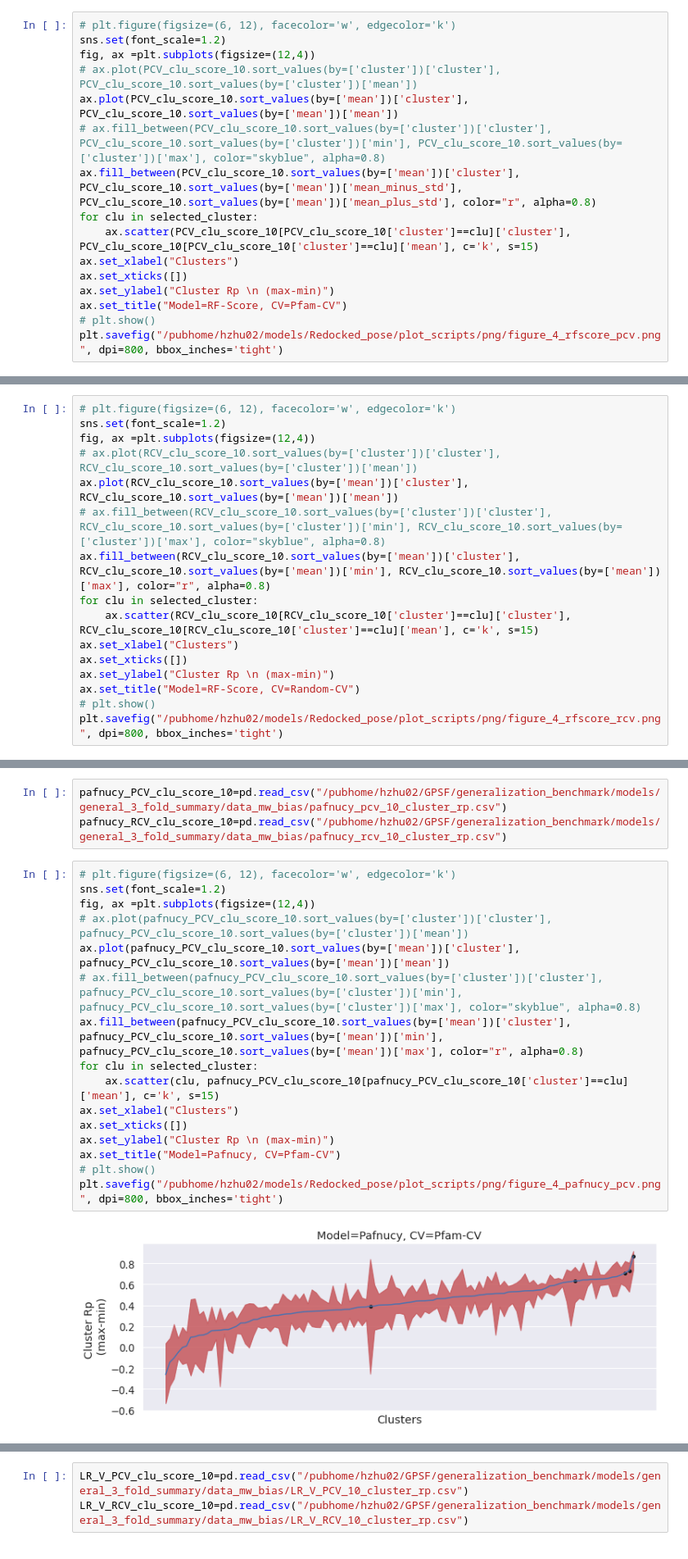
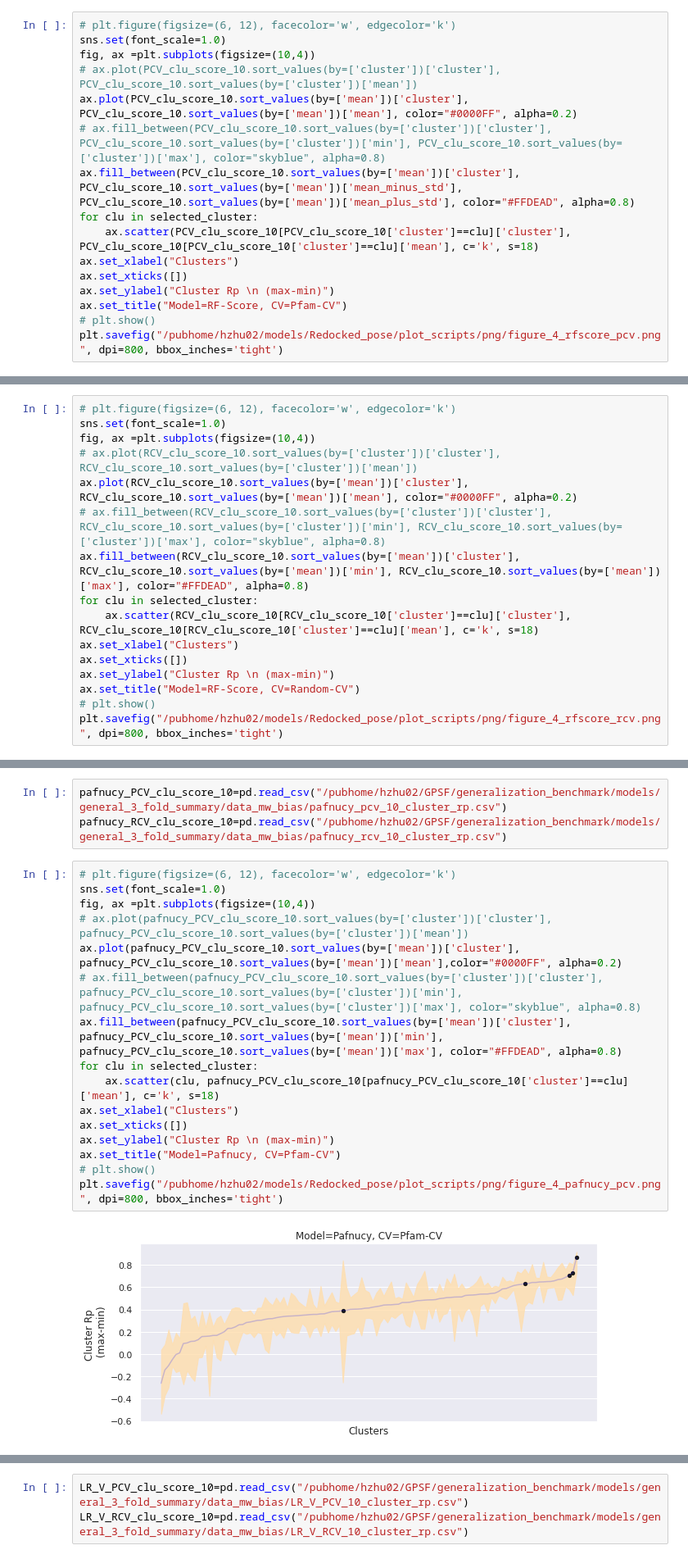
Before and after one commit to hnlab/generalization_benchmark, a Jupyter notebook: plot_scripts/plots.ipynb, the cells around one changed output, grey strips where cells are left out. Shown at 82% size. Cells and saved outputs as stored; diff of their text form.

```diff
--- a/plot_scripts/plots.ipynb
+++ b/plot_scripts/plots.ipynb
@@ -168,14 +168,14 @@ RCV_clu_score_10['mean_plus_std'] = RCV_clu_score_10['mean']+RCV_clu_score_10['s
 RCV_clu_score_10['mean_minus_std'] = RCV_clu_score_10['mean']-RCV_clu_score_10['std']
 # %%
 # plt.figure(figsize=(6, 12), facecolor='w', edgecolor='k')
-sns.set(font_scale=1.2)
-fig, ax =plt.subplots(figsize=(12,4))
+sns.set(font_scale=1.0)
+fig, ax =plt.subplots(figsize=(10,4))
 # ax.plot(PCV_clu_score_10.sort_values(by=['cluster'])['cluster'], PCV_clu_score_10.sort_values(by=['cluster'])['mean'])
-ax.plot(PCV_clu_score_10.sort_values(by=['mean'])['cluster'], PCV_clu_score_10.sort_values(by=['mean'])['mean'])
+ax.plot(PCV_clu_score_10.sort_values(by=['mean'])['cluster'], PCV_clu_score_10.sort_values(by=['mean'])['mean'], color="#0000FF", alpha=0.2)
 # ax.fill_between(PCV_clu_score_10.sort_values(by=['cluster'])['cluster'], PCV_clu_score_10.sort_values(by=['cluster'])['min'], PCV_clu_score_10.sort_values(by=['cluster'])['max'], color="skyblue", alpha=0.8)
-ax.fill_between(PCV_clu_score_10.sort_values(by=['mean'])['cluster'], PCV_clu_score_10.sort_values(by=['mean'])['mean_minus_std'], PCV_clu_score_10.sort_values(by=['mean'])['mean_plus_std'], color="r", alpha=0.8)
+ax.fill_between(PCV_clu_score_10.sort_values(by=['mean'])['cluster'], PCV_clu_score_10.sort_values(by=['mean'])['mean_minus_std'], PCV_clu_score_10.sort_values(by=['mean'])['mean_plus_std'], color="#FFDEAD", alpha=0.8)
 for clu in selected_cluster:
-    ax.scatter(PCV_clu_score_10[PCV_clu_score_10['cluster']==clu]['cluster'], PCV_clu_score_10[PCV_clu_score_10['cluster']==clu]['mean'], c='k', s=15)
+    ax.scatter(PCV_clu_score_10[PCV_clu_score_10['cluster']==clu]['cluster'], PCV_clu_score_10[PCV_clu_score_10['cluster']==clu]['mean'], c='k', s=18)
 ax.set_xlabel("Clusters")
 ax.set_xticks([])
 ax.set_ylabel("Cluster Rp \n (max-min)")
@@ -187,13 +187,13 @@ plt.savefig("/pubhome/hzhu02/models/Redocked_pose/plot_scripts/png/figure_4_rfsc
 # %%
 # plt.figure(figsize=(6, 12), facecolor='w', edgecolor='k')
-sns.set(font_scale=1.2)
-fig, ax =plt.subplots(figsize=(12,4))
+sns.set(font_scale=1.0)
+fig, ax =plt.subplots(figsize=(10,4))
 # ax.plot(RCV_clu_score_10.sort_values(by=['cluster'])['cluster'], RCV_clu_score_10.sort_values(by=['cluster'])['mean'])
-ax.plot(RCV_clu_score_10.sort_values(by=['mean'])['cluster'], RCV_clu_score_10.sort_values(by=['mean'])['mean'])
+ax.plot(RCV_clu_score_10.sort_values(by=['mean'])['cluster'], RCV_clu_score_10.sort_values(by=['mean'])['mean'], color="#0000FF", alpha=0.2)
 # ax.fill_between(RCV_clu_score_10.sort_values(by=['cluster'])['cluster'], RCV_clu_score_10.sort_values(by=['cluster'])['min'], RCV_clu_score_10.sort_values(by=['cluster'])['max'], color="skyblue", alpha=0.8)
-ax.fill_between(RCV_clu_score_10.sort_values(by=['mean'])['cluster'], RCV_clu_score_10.sort_values(by=['mean'])['min'], RCV_clu_score_10.sort_values(by=['mean'])['max'], color="r", alpha=0.8)
+ax.fill_between(RCV_clu_score_10.sort_values(by=['mean'])['cluster'], RCV_clu_score_10.sort_values(by=['mean'])['min'], RCV_clu_score_10.sort_values(by=['mean'])['max'], color="#FFDEAD", alpha=0.8)
 for clu in selected_cluster:
-    ax.scatter(RCV_clu_score_10[RCV_clu_score_10['cluster']==clu]['cluster'], RCV_clu_score_10[RCV_clu_score_10['cluster']==clu]['mean'], c='k', s=15)
+    ax.scatter(RCV_clu_score_10[RCV_clu_score_10['cluster']==clu]['cluster'], RCV_clu_score_10[RCV_clu_score_10['cluster']==clu]['mean'], c='k', s=18)
 ax.set_xlabel("Clusters")
 ax.set_xticks([])
 ax.set_ylabel("Cluster Rp \n (max-min)")
@@ -216,21 +207,21 @@ pafnucy_PCV_clu_score_10=pd.read_csv("/pubhome/hzhu02/GPSF/generalization_benchm
 pafnucy_RCV_clu_score_10=pd.read_csv("/pubhome/hzhu02/GPSF/generalization_benchmark/models/general_3_fold_summary/data_mw_bias/pafnucy_rcv_10_cluster_rp.csv")
 # %%
 # plt.figure(figsize=(6, 12), facecolor='w', edgecolor='k')
-sns.set(font_scale=1.2)
-fig, ax =plt.subplots(figsize=(12,4))
+sns.set(font_scale=1.0)
+fig, ax =plt.subplots(figsize=(10,4))
 # ax.plot(pafnucy_PCV_clu_score_10.sort_values(by=['cluster'])['cluster'], pafnucy_PCV_clu_score_10.sort_values(by=['cluster'])['mean'])
-ax.plot(pafnucy_PCV_clu_score_10.sort_values(by=['mean'])['cluster'], pafnucy_PCV_clu_score_10.sort_values(by=['mean'])['mean'])
+ax.plot(pafnucy_PCV_clu_score_10.sort_values(by=['mean'])['cluster'], pafnucy_PCV_clu_score_10.sort_values(by=['mean'])['mean'],color="#0000FF", alpha=0.2)
 # ax.fill_between(pafnucy_PCV_clu_score_10.sort_values(by=['cluster'])['cluster'], pafnucy_PCV_clu_score_10.sort_values(by=['cluster'])['min'], pafnucy_PCV_clu_score_10.sort_values(by=['cluster'])['max'], color="skyblue", alpha=0.8)
-ax.fill_between(pafnucy_PCV_clu_score_10.sort_values(by=['mean'])['cluster'], pafnucy_PCV_clu_score_10.sort_values(by=['mean'])['min'], pafnucy_PCV_clu_score_10.sort_values(by=['mean'])['max'], color="r", alpha=0.8)
+ax.fill_between(pafnucy_PCV_clu_score_10.sort_values(by=['mean'])['cluster'], pafnucy_PCV_clu_score_10.sort_values(by=['mean'])['min'], pafnucy_PCV_clu_score_10.sort_values(by=['mean'])['max'], color="#FFDEAD", alpha=0.8)
 for clu in selected_cluster:
-    ax.scatter(clu, pafnucy_PCV_clu_score_10[pafnucy_PCV_clu_score_10['cluster']==clu]['mean'], c='k', s=15)
+    ax.scatter(clu, pafnucy_PCV_clu_score_10[pafnucy_PCV_clu_score_10['cluster']==clu]['mean'], c='k', s=18)
 ax.set_xlabel("Clusters")
 ax.set_xticks([])
 ax.set_ylabel("Cluster Rp \n (max-min)")
 ax.set_title("Model=Pafnucy, CV=Pfam-CV")
 # plt.show()
 plt.savefig("/pubhome/hzhu02/models/Redocked_pose/plot_scripts/png/figure_4_pafnucy_pcv.png", dpi=800, bbox_inches='tight')
 # %% [output]
-[figure, old version]
+[figure, new version]
 # %%
 # plt.figure(figsize=(6, 12), facecolor='w', edgecolor='k')
```
Also changed, not shown: parts of 9 cells of this notebook, 10 other files.
